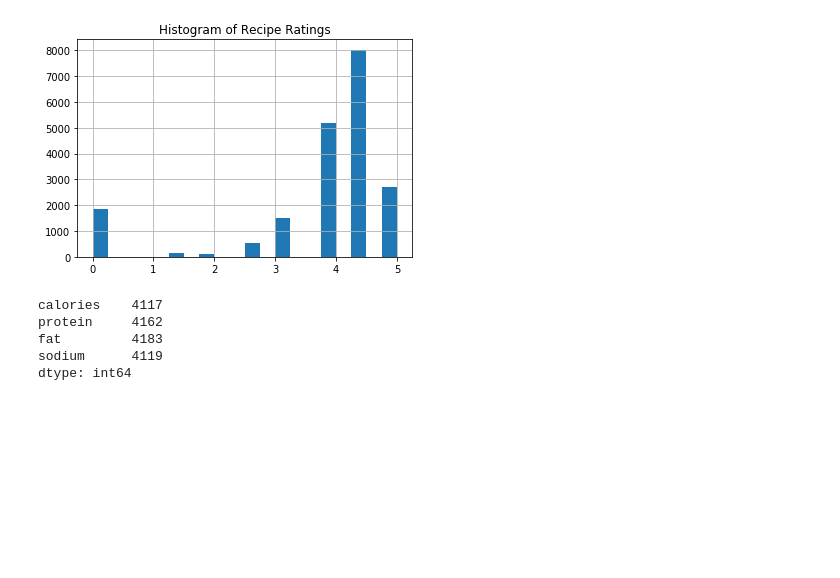
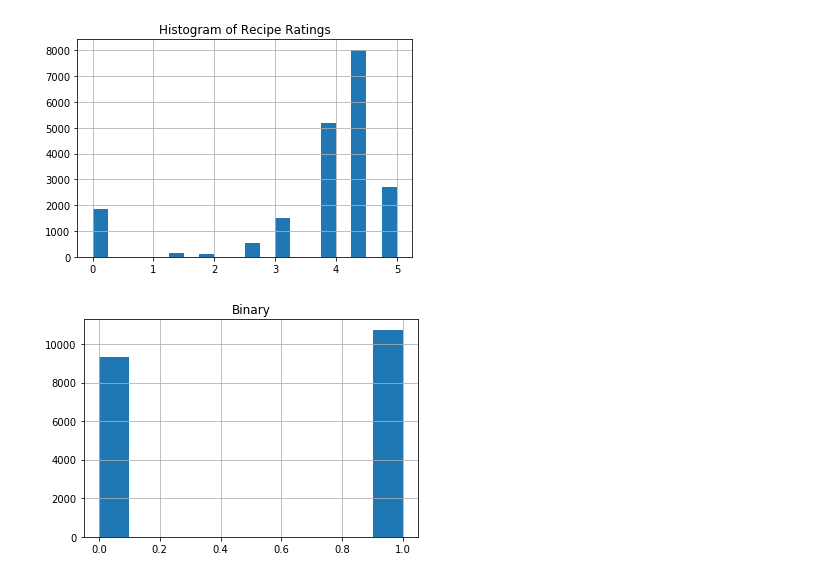
Before and after one commit to Avalon1000/Thinkful, a Jupyter notebook: Module 26.5.ipynb, the cells around one changed output. Cells and saved outputs as stored; diff of their text form; code cells hidden in the pictures; blank space fills up the shorter version.

```diff
--- a/Module 26.5.ipynb
+++ b/Module 26.5.ipynb
@@ -41,0 +81,10 @@ Name: rating, dtype: float64
+# %%
+import pandas as pd
+import numpy as np
+from sklearn.feature_selection import SelectKBest
+from sklearn.feature_selection import chi2
+X = raw_data.iloc[:,1:]
+y = np.array(raw_data.rating).astype(int)
+ch2 = SelectKBest(chi2, k=30)
+X = ch2.fit_transform(X, y)
+print(X)
@@ -45,15 +181,14 @@ plt.title('Histogram of Recipe Ratings')
 plt.show()
 # %% [output]
 [figure]
-# %%
-# Count nulls
-null_count = raw_data.isnull().sum()
-null_count[null_count>0]
-# %% [output]
-calories    4117
-protein     4162
-fat         4183
-sodium      4119
-dtype: int64
+# %%
+new_data.rating = [1 if i > 4 else 0 for i in raw_data.rating]
+new_data.rating.hist()
+#raw_data.rating = [1 if i > 4 else 0 for i in raw_data.rating]
+#raw_data.rating.hist()
+plt.title('Binary')
+plt.show()
+# %% [output]
+[figure, added]
 # %%
 from sklearn.svm import SVR
```
Also changed, not shown: parts of 23 cells of this notebook.
